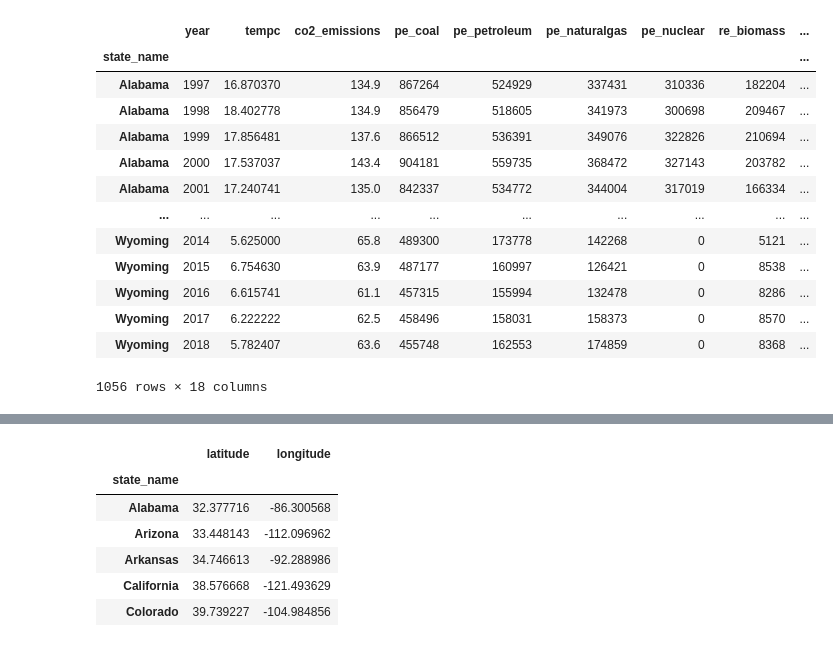
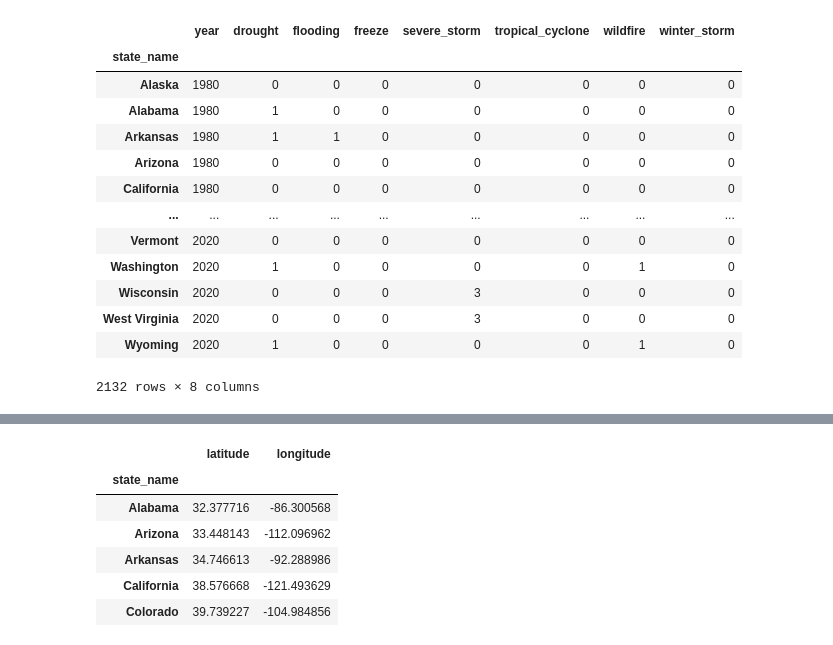
Before and after one commit to irenedepacina/final_project, a Jupyter notebook: Dashboard/Combined_Dataframes.ipynb, the cells around one changed output, grey strips where cells are left out. Cells and saved outputs as stored; diff of their text form; code cells hidden in the pictures.

Commit message:
updated paths, combined_features, rm js web folder

```diff
--- a/Dashboard/Combined_Dataframes.ipynb
+++ b/Dashboard/Combined_Dataframes.ipynb
@@ -3,19 +22,19 @@ import pandas as pd
 # %%
-# Read in all processed csv files
-combined_df = pd.read_csv('../Resources/data_processed/Unsupervised_ML_output_PC3_5K.csv', index_col="state_name")
-combined_df
+#Read in the state_disasters csv
+state_disasters = pd.read_csv("../Resources/data_processed/state_disasters.csv", index_col="state_name")
+state_disasters
 # %% [output]
-|  | year | tempc | co2_emissions | pe_coal | pe_petroleum | pe_naturalgas | pe_nuclear | re_biomass | ... |
-| state_name |  |  |  |  |  |  |  |  | ... |
-| Alabama | 1997 | 16.870370 | 134.9 | 867264 | 524929 | 337431 | 310336 | 182204 | ... |
-| Alabama | 1998 | 18.402778 | 134.9 | 856479 | 518605 | 341973 | 300698 | 209467 | ... |
-| Alabama | 1999 | 17.856481 | 137.6 | 866512 | 536391 | 349076 | 322826 | 210694 | ... |
-| Alabama | 2000 | 17.537037 | 143.4 | 904181 | 559735 | 368472 | 327143 | 203782 | ... |
-| Alabama | 2001 | 17.240741 | 135.0 | 842337 | 534772 | 344004 | 317019 | 166334 | ... |
-| ... | ... | ... | ... | ... | ... | ... | ... | ... | ... |
-| Wyoming | 2014 | 5.625000 | 65.8 | 489300 | 173778 | 142268 | 0 | 5121 | ... |
-| Wyoming | 2015 | 6.754630 | 63.9 | 487177 | 160997 | 126421 | 0 | 8538 | ... |
-| Wyoming | 2016 | 6.615741 | 61.1 | 457315 | 155994 | 132478 | 0 | 8286 | ... |
-| Wyoming | 2017 | 6.222222 | 62.5 | 458496 | 158031 | 158373 | 0 | 8570 | ... |
-| Wyoming | 2018 | 5.782407 | 63.6 | 455748 | 162553 | 174859 | 0 | 8368 | ... |
+|  | year | drought | flooding | freeze | severe_storm | tropical_cyclone | wildfire | winter_storm |
+| state_name |  |  |  |  |  |  |  |  |
+| Alaska | 1980 | 0 | 0 | 0 | 0 | 0 | 0 | 0 |
+| Alabama | 1980 | 1 | 0 | 0 | 0 | 0 | 0 | 0 |
+| Arkansas | 1980 | 1 | 1 | 0 | 0 | 0 | 0 | 0 |
+| Arizona | 1980 | 0 | 0 | 0 | 0 | 0 | 0 | 0 |
+| California | 1980 | 0 | 0 | 0 | 0 | 0 | 0 | 0 |
+| ... | ... | ... | ... | ... | ... | ... | ... | ... |
+| Vermont | 2020 | 0 | 0 | 0 | 0 | 0 | 0 | 0 |
+| Washington | 2020 | 1 | 0 | 0 | 0 | 0 | 1 | 0 |
+| Wisconsin | 2020 | 0 | 0 | 0 | 3 | 0 | 0 | 0 |
+| West Virginia | 2020 | 0 | 0 | 0 | 3 | 0 | 0 | 0 |
+| Wyoming | 2020 | 1 | 0 | 0 | 0 | 0 | 1 | 0 |
-1056 rows × 18 columns
+2132 rows × 8 columns
```
Also changed, not shown: parts of 15 cells of this notebook, 9 other files.
